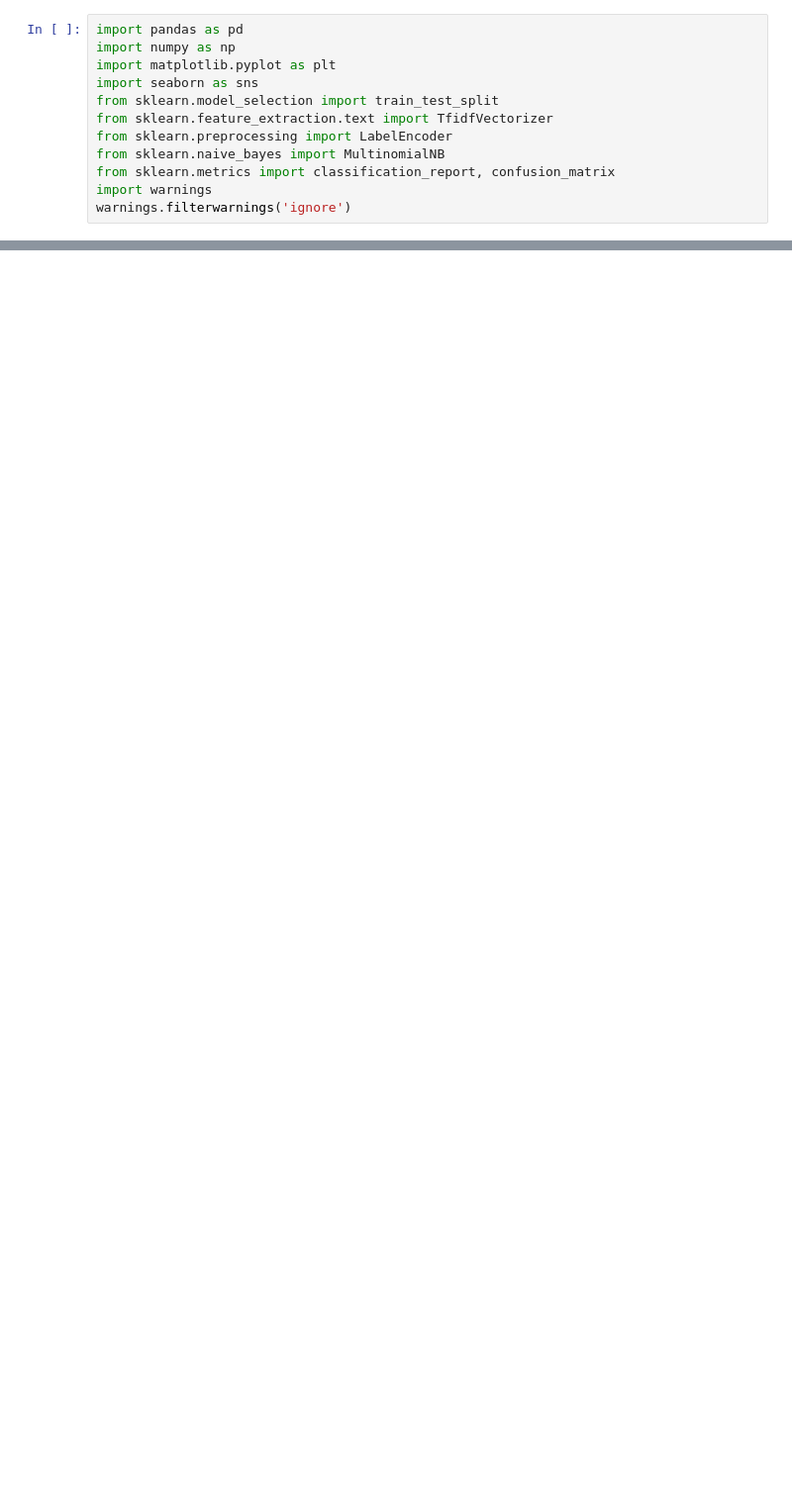
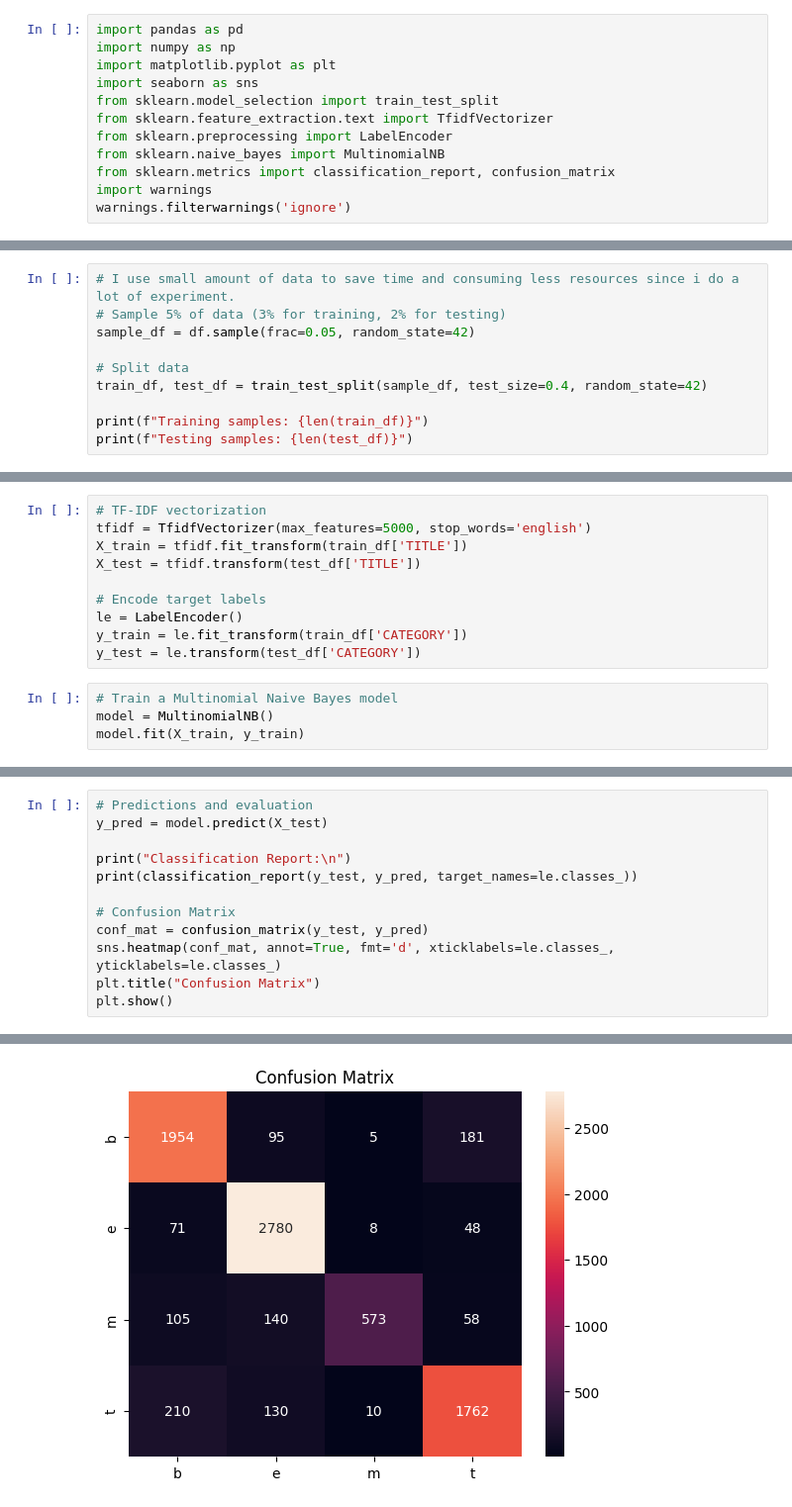
Before and after one commit to arifhaidari/AI_Engineering_With_SageMaker, a Jupyter notebook: notebooks/n1_multinomial_nb.ipynb, the cells around one changed output, grey strips where cells are left out. Shown at 99% size. Cells and saved outputs as stored; diff of their text form; blank space fills up the shorter version.

Commit message:
compelete the training of first model - multinomial NB

```diff
--- a/notebooks/n1_multinomial_nb.ipynb
+++ b/notebooks/n1_multinomial_nb.ipynb
@@ -27,0 +44,10 @@ df.head()
+# %%
+# I use small amount of data to save time and consuming less resources since i do a lot of experiment.
+# Sample 5% of data (3% for training, 2% for testing)
+sample_df = df.sample(frac=0.05, random_state=42)
+
+# Split data
+train_df, test_df = train_test_split(sample_df, test_size=0.4, random_state=42)
+
+print(f"Training samples: {len(train_df)}")
+print(f"Testing samples: {len(test_df)}")
@@ -27,0 +60,14 @@ df.head()
+# %%
+# TF-IDF vectorization
+tfidf = TfidfVectorizer(max_features=5000, stop_words='english')
+X_train = tfidf.fit_transform(train_df['TITLE'])
+X_test = tfidf.transform(test_df['TITLE'])
+
+# Encode target labels
+le = LabelEncoder()
+y_train = le.fit_transform(train_df['CATEGORY'])
+y_test = le.transform(test_df['CATEGORY'])
+# %%
+# Train a Multinomial Naive Bayes model
+model = MultinomialNB()
+model.fit(X_train, y_train)
@@ -27,0 +76,13 @@ df.head()
+# %%
+# Predictions and evaluation
+y_pred = model.predict(X_test)
+
+print("Classification Report:\n")
+print(classification_report(y_test, y_pred, target_names=le.classes_))
+
+# Confusion Matrix
+conf_mat = confusion_matrix(y_test, y_pred)
+sns.heatmap(conf_mat, annot=True, fmt='d', xticklabels=le.classes_, yticklabels=le.classes_)
+plt.title("Confusion Matrix")
+plt.show()
+# %% [output]
@@ -27,0 +101 @@ df.head()
+[figure, added]
```
Also changed, not shown: parts of 6 cells of this notebook.
